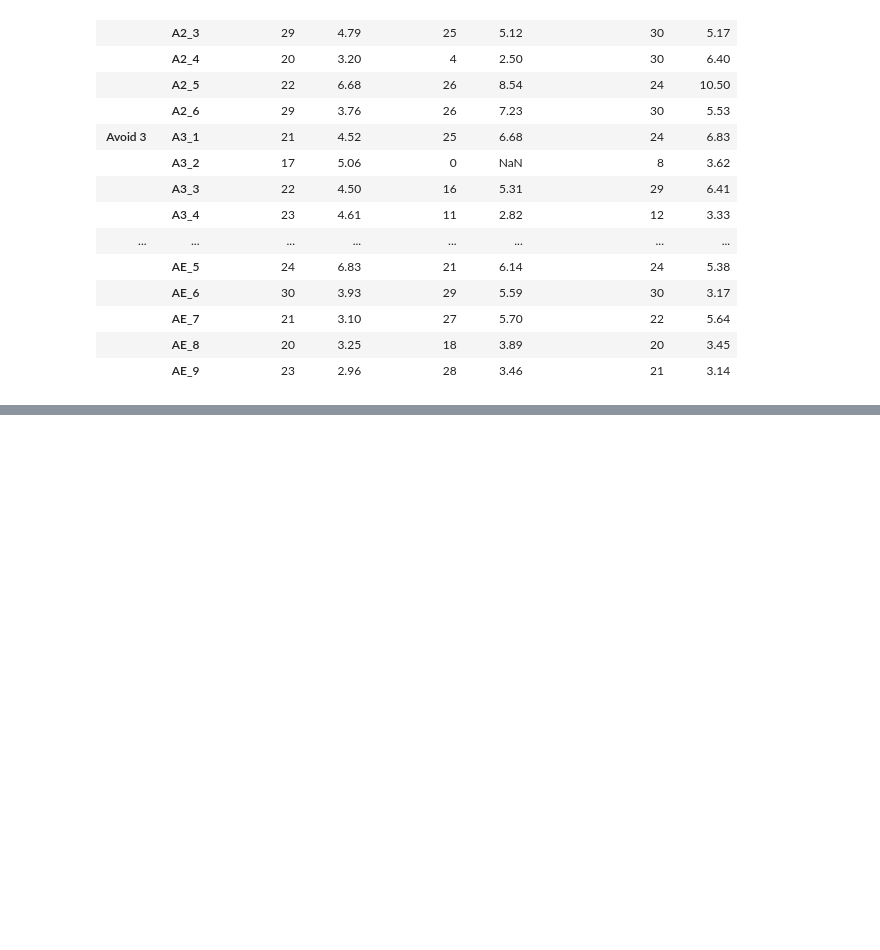
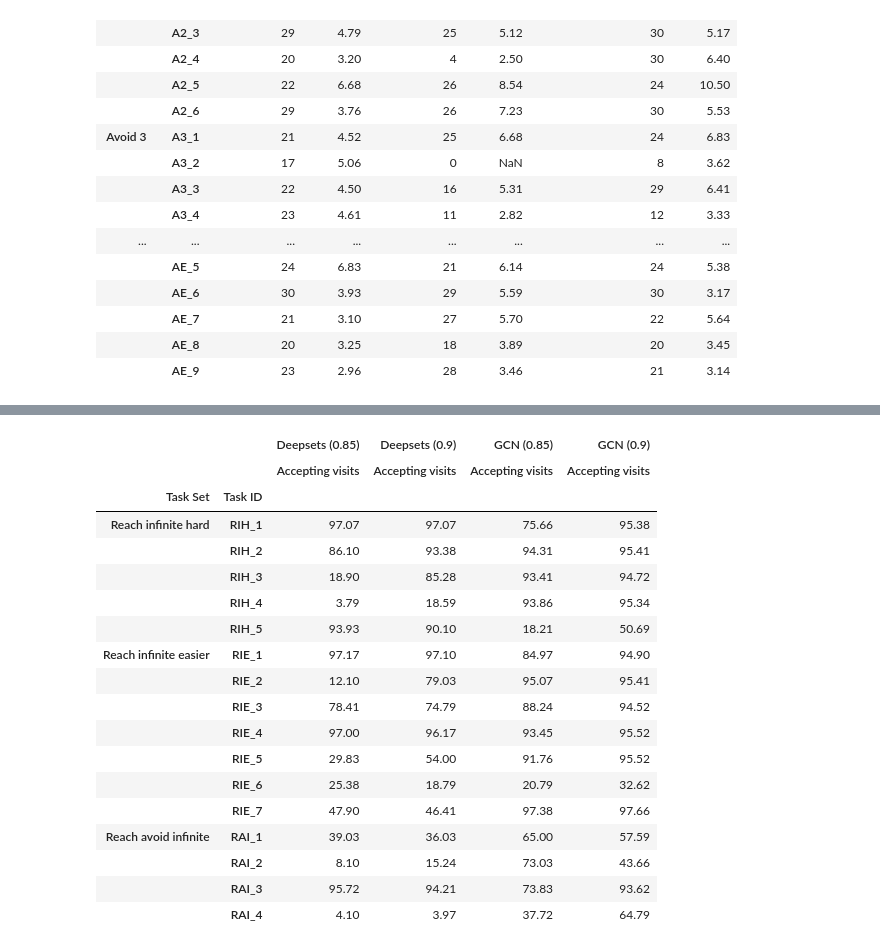
Before and after one commit to mattiagiuri/ltl_gnn, a Jupyter notebook: visualize_results_chess.ipynb, the cells around one changed output, grey strips where cells are left out. Saved outputs shown, nothing was run; the diff lists cells and outputs as text; code cells hidden in the pictures; blank space fills up the shorter version.

```diff
--- a/visualize_results_chess.ipynb
+++ b/visualize_results_chess.ipynb
@@ -245,0 +355,28 @@ make_ablation_graphs("(queen & bishop)")
+# %%
+files_infinite = ['ChessWorld-v1_deepsets_stay_update_4_inf',
+                  'ChessWorld-v1_deepsets_stay_update_4_fine_inf',
+                  'ChessWorld-v1_gcn_formula_big_skip_6_inf',
+                  'ChessWorld-v1_gcn_formula_big_skip_6_fine_inf'
+                 ]
+
+generalized_read_results('ChessWorld-v1', files_infinite, keys_new)
+# %% [output]
+|  |  | Deepsets (0.85) | Deepsets (0.9) | GCN (0.85) | GCN (0.9) |
+|  |  | Accepting visits | Accepting visits | Accepting visits | Accepting visits |
+| Task Set | Task ID |  |  |  |  |
+| Reach infinite hard | RIH_1 | 97.07 | 97.07 | 75.66 | 95.38 |
+|  | RIH_2 | 86.10 | 93.38 | 94.31 | 95.41 |
+|  | RIH_3 | 18.90 | 85.28 | 93.41 | 94.72 |
+|  | RIH_4 | 3.79 | 18.59 | 93.86 | 95.34 |
+|  | RIH_5 | 93.93 | 90.10 | 18.21 | 50.69 |
+| Reach infinite easier | RIE_1 | 97.17 | 97.10 | 84.97 | 94.90 |
+|  | RIE_2 | 12.10 | 79.03 | 95.07 | 95.41 |
+|  | RIE_3 | 78.41 | 74.79 | 88.24 | 94.52 |
+|  | RIE_4 | 97.00 | 96.17 | 93.45 | 95.52 |
+|  | RIE_5 | 29.83 | 54.00 | 91.76 | 95.52 |
+|  | RIE_6 | 25.38 | 18.79 | 20.79 | 32.62 |
+|  | RIE_7 | 47.90 | 46.41 | 97.38 | 97.66 |
+| Reach avoid infinite | RAI_1 | 39.03 | 36.03 | 65.00 | 57.59 |
+|  | RAI_2 | 8.10 | 15.24 | 73.03 | 43.66 |
+|  | RAI_3 | 95.72 | 94.21 | 73.83 | 93.62 |
+|  | RAI_4 | 4.10 | 3.97 | 37.72 | 64.79 |
```
Also changed, not shown: parts of 11 cells of this notebook, 31 other files.
